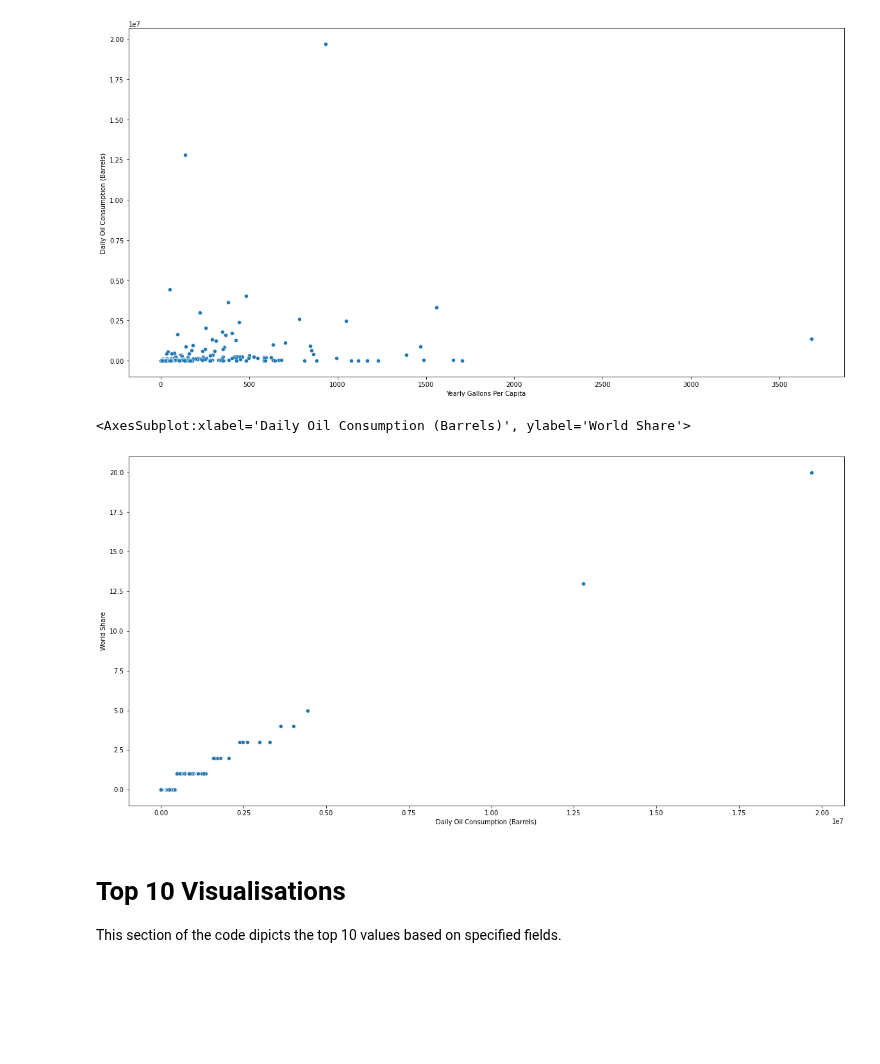
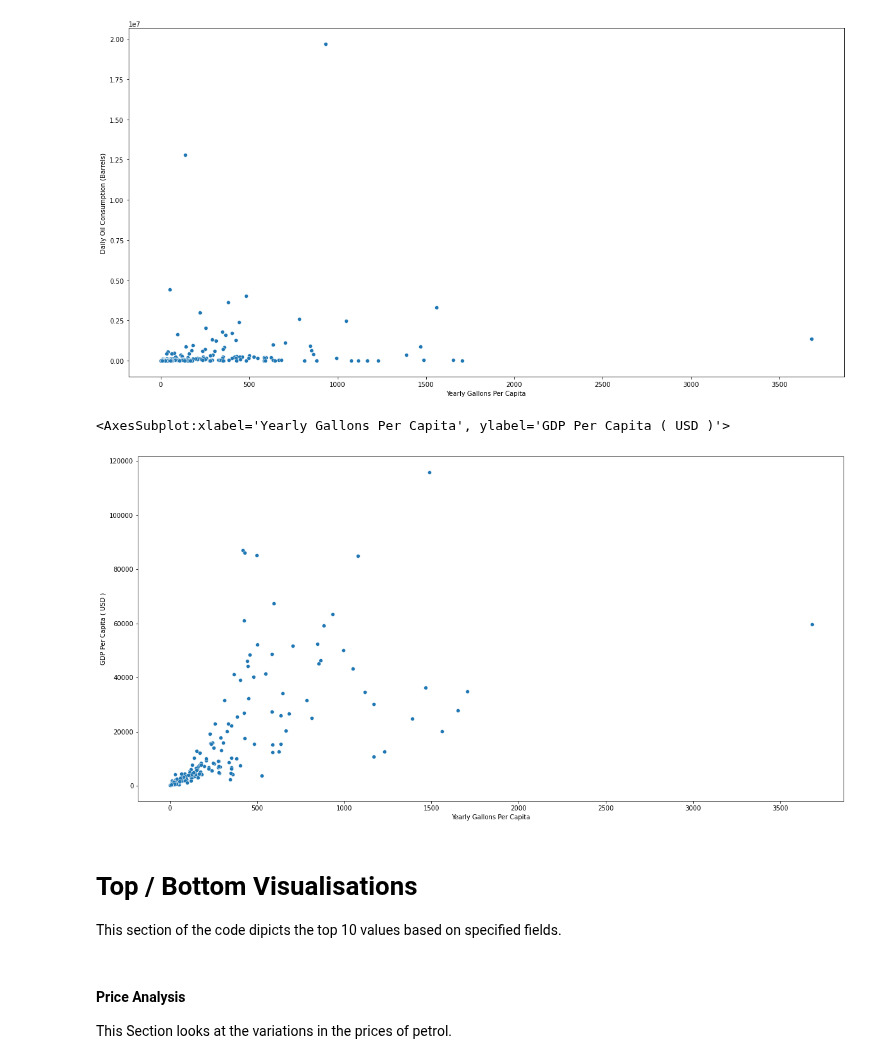
Before and after one commit to dconstantine22/UCDPA_DillonConstantine, a Jupyter notebook: Data_Analytics_Assignment_Code_DC.ipynb, the cells around one changed output. Saved outputs shown, nothing was run; the diff lists cells and outputs as text; code cells hidden in the pictures; blank space fills up the shorter version.

Commit message:
V5 - Continued Analysis

```diff
--- a/Data_Analytics_Assignment_Code_DC.ipynb
+++ b/Data_Analytics_Assignment_Code_DC.ipynb
@@ -90,12 +90,12 @@ memory usage: 14.1+ KB
 #(Need to find the quantity in liters of a Oil Barrel Book Reference - 159L or 42 Gallons)
 
 # Create a Gallon Cost per Day in each Country.
-daily_gallons_cost = (df_ppww['Daily Oil Consumption (Barrels)']/42) * df_ppww['Price Per Gallon (USD)']
+daily_gallons_cost = (df_ppww['Daily Oil Consumption (Barrels)']*42) * df_ppww['Price Per Gallon (USD)']
 df_ppww['Daily Gallon Cost'] = round(daily_gallons_cost,2)
 
 
 # Create a Liter Cost per Day in each country .
-daily_liters_cost = (df_ppww['Daily Oil Consumption (Barrels)']/159) * df_ppww['Price Per Liter (USD)']
+daily_liters_cost = (df_ppww['Daily Oil Consumption (Barrels)']*159) * df_ppww['Price Per Liter (USD)']
 df_ppww['Daily Liter Cost'] = round(daily_liters_cost, 2)
 
 
@@ -184,14 +184,17 @@ sns.scatterplot(data = df_ppww, y = 'Daily Oil Consumption (Barrels)', x = 'Year
 <AxesSubplot:xlabel='Yearly Gallons Per Capita', ylabel='Daily Oil Consumption (Barrels)'>
 [figure]
 # %%
-# Scatter Plot - Shows there is a strong corlation between the consumption of Oil and World share of oil. (Proof in heatmap above)
+# Scatter Plot - Shows there is a strong corlation between the Yearly Gallons per capita and GDP Per Capita. (Proof in heatmap above)
 plt.figure(figsize=(20,10))
-sns.scatterplot(data = df_ppww, x = 'Daily Oil Consumption (Barrels)', y = 'World Share')
+sns.scatterplot(data = df_ppww, x = 'Yearly Gallons Per Capita', y = 'GDP Per Capita ( USD )')
 # %% [output]
-<AxesSubplot:xlabel='Daily Oil Consumption (Barrels)', ylabel='World Share'>
+<AxesSubplot:xlabel='Yearly Gallons Per Capita', ylabel='GDP Per Capita ( USD )'>
-[figure, old version]
+[figure, new version]
 # %% [markdown]
-# Top 10 Visualisations
+# Top / Bottom Visualisations
 This section of the code dipicts the top 10 values based on specified fields.
+# %% [markdown]
+#### Price Analysis
+This Section looks at the variations in the prices of petrol.
 # %%
 # Looking at the top 10 countries by the price per gallon (USD)
```
Also changed, not shown: parts of 12 cells of this notebook, 1 other file.
